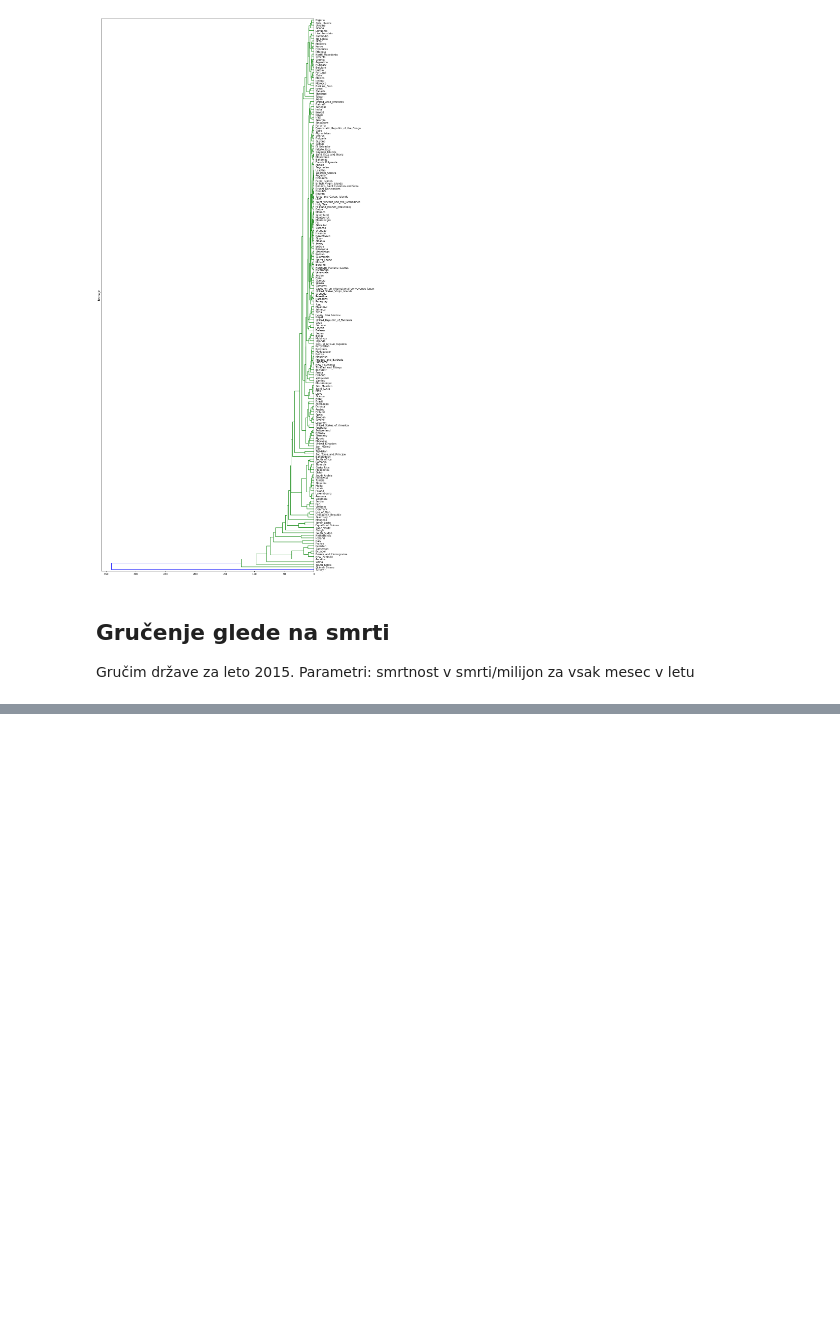
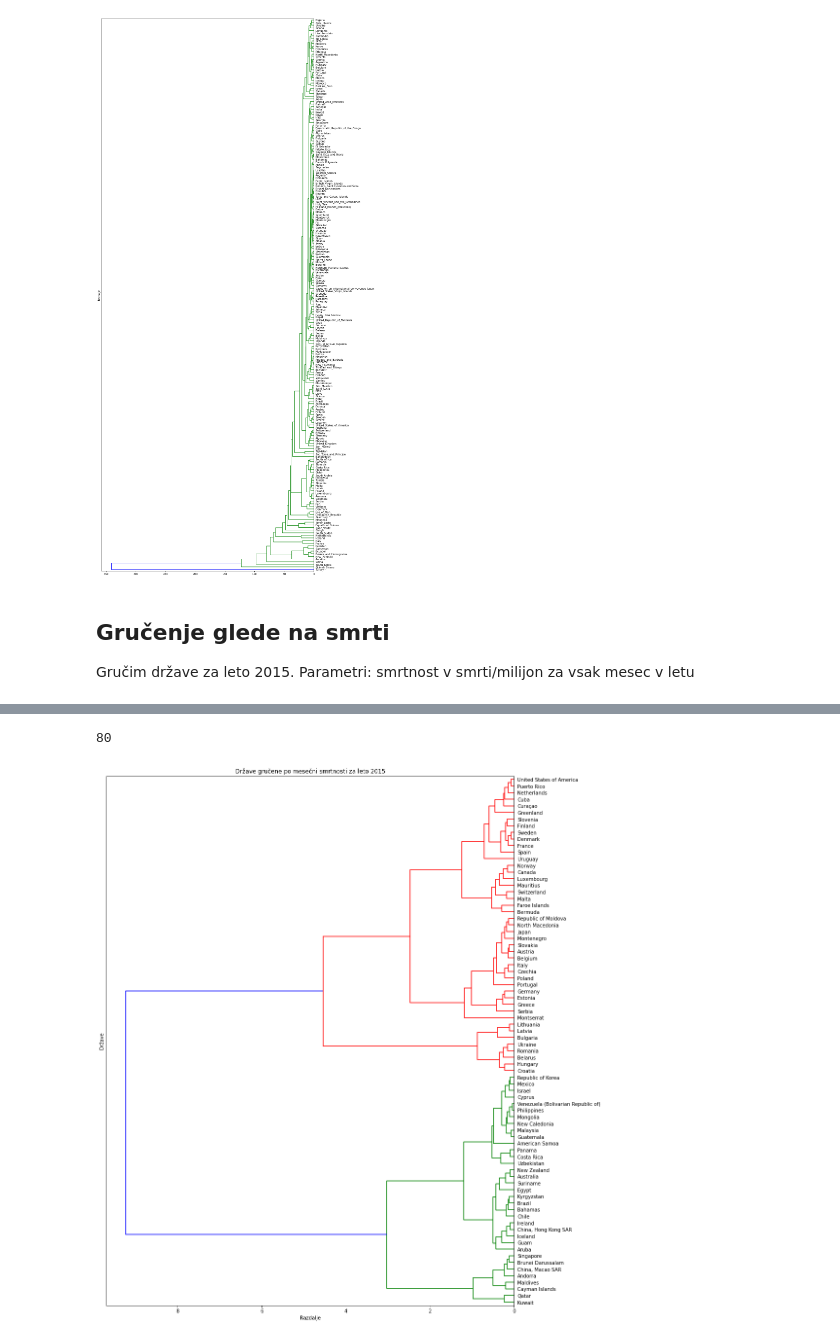
Before and after one commit to Zan-23/PR20NERJZ, a Jupyter notebook: notebooks/JakaRizmal.ipynb, the cells around one changed output, grey strips where cells are left out. Drawn from its saved outputs; the diff is of its cells as text; code cells hidden in the pictures; blank space fills up the shorter version.

Commit message:
Gručenje po mesečni smrtnosti

```diff
--- a/notebooks/JakaRizmal.ipynb
+++ b/notebooks/JakaRizmal.ipynb
@@ -129,0 +117,40 @@ getCountryPopulation(2015,"Slovenia")
+# %%
+# Make a dictionary with country for key and array of deaths per each month per million eg. {"Slovenia": [2,3,5,2,4,2,4,5,3,2,4,5]}
+monthDeaths = dict()
+for cou in countryList:
+    monthDeaths[cou]=[]
+    population = getCountryPopulation(populationFrame,2015,cou)
+    for m in months:
+        deathCount = deathFrame[(deathFrame["Country or Area"]==cou)&(deathFrame["Month"]==m)]["Value"]
+        if not deathCount.empty:
+            realCount = deathCount.iloc[0]
+            monthDeaths[cou].append(realCount/population*1000)
+# %%
+deaths = dict()
+# Remove empty values
+for c in monthDeaths.keys():
+    if len(monthDeaths[c]) == 12:
+        deaths[c] = monthDeaths[c]
+# %%
+# How many countries do we still got?
+print(len(deaths.keys()))
+# %% [output]
+80
+# %%
+# Making a matrix
+labels = list(deaths.keys())
+mortalityMatrix = []
+for c in labels:
+    mortalityMatrix.append(deaths[c])
+# %%
+# Creating a clustering model and a dendrogram
+mortalityModel = sch.linkage(mortalityMatrix, method="ward")
+# %%
+plt.figure(figsize=(15, 20))
+dendrogram = sch.dendrogram(mortalityModel, labels=labels,orientation="left", leaf_font_size=10)
+plt.title("Države gručene po mesečni smrtnosti za leto 2015")
+plt.xlabel("Razdalje")
+plt.ylabel("Države")
+plt.show()
+# %% [output]
+[figure, added]
```
Also changed, not shown: parts of 7 cells of this notebook.
